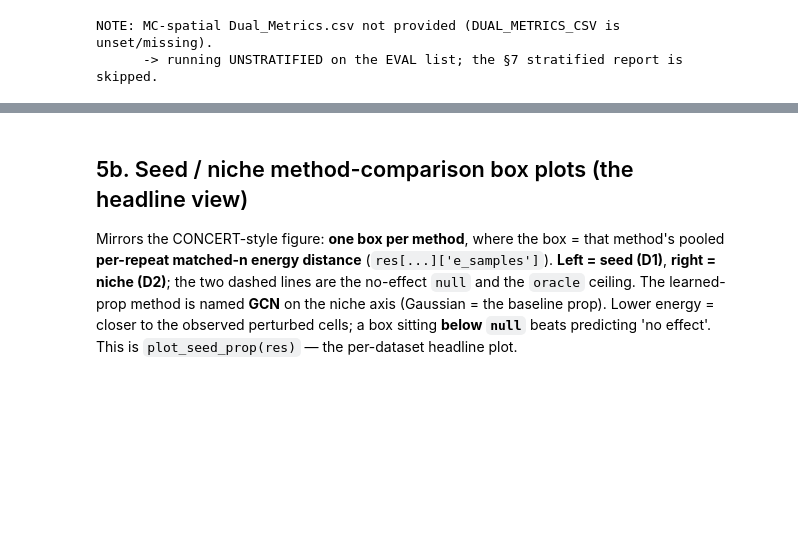
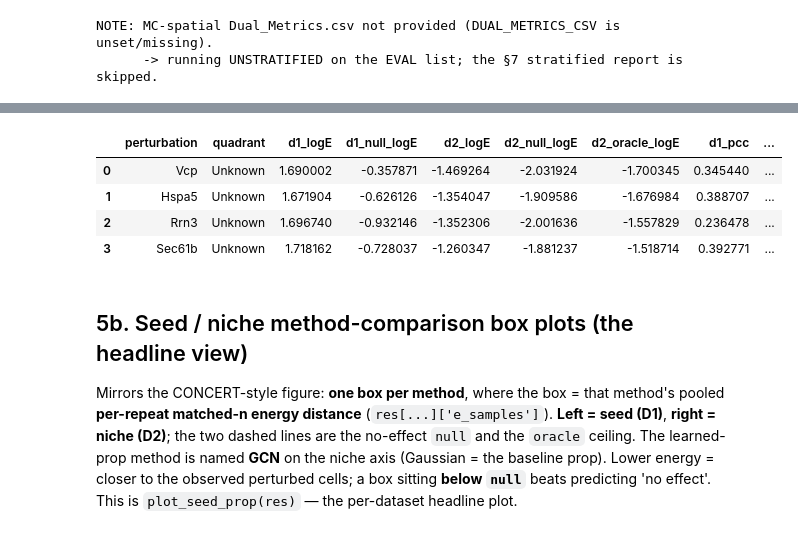
Before and after one commit to cz3900/sp-perturb-benchmark, a Jupyter notebook: notebooks/run_benchmark.executed.ipynb, the cells around one changed output, grey strips where cells are left out. Cells and saved outputs as stored; diff of their text form; code cells hidden in the pictures; blank space fills up the shorter version.

```diff
--- a/notebooks/run_benchmark.executed.ipynb
+++ b/notebooks/run_benchmark.executed.ipynb
@@ -186,3 +167,39 @@ base_df
+# %%
+res = run_benchmark(data, perturbations=EVAL, k=K_GRAPH, k_ref=K_REF,
+                    gcn_kwargs={'hidden': 64, 'epochs': 30})
+
+# Everything below is reported as log(E-distance): LOWER = better, NO subtraction.
+# null (no-effect aggregate-control niche) and oracle (leakage-free ceiling) are
+# REFERENCE values shown alongside, never subtracted. PCC-delta is supplementary.
+def _seed_logE(e_list):
+    """log of the mean per-repeat seed E (guard mean>0, else nan)."""
+    m = float(np.nanmean(e_list)) if len(e_list) else float('nan')
+    return np.log(m) if m > 0 else float('nan')
+
+rows = []
+for p in EVAL:
+    s = res['seed'][p]; c = res['compare'][p]
+    es = s.get('e_samples', {})
+    rows.append(dict(
+        perturbation=p,
+        quadrant=QUADRANT_OF.get(p, mcj.UNKNOWN),
+        d1_logE=_seed_logE(es.get('model', [])),            # D1 seed (TrivialSeed) log E
+        d1_null_logE=_seed_logE(es.get('null', [])),        # D1 control-seed reference
+        d2_logE=np.log(c['e']['model+learned']),            # D2 niche (deployable) log E
+        d2_null_logE=np.log(c['e']['null']),                # D2 no-effect reference
+        d2_oracle_logE=(np.log(c['e']['oracle']) if 'oracle' in c['e'] else float('nan')),  # D2 ceiling ref
+        d1_pcc=s['pcc_delta'], d2_pcc=c['pcc']['model+learned'],  # supplementary (PCC-delta)
+        leak_ok=res['leakage_pass'][p],
+    ))
+# Sort by D2 log E ascending (lower = better); null/oracle columns are references, not scores.
+base_df = pd.DataFrame(rows).sort_values('d2_logE', ascending=True).reset_index(drop=True)
+base_df
+# %% [output]
+|  | perturbation | quadrant | d1_logE | d1_null_logE | d2_logE | d2_null_logE | d2_oracle_logE | d1_pcc | ... |
+| 0 | Vcp | Unknown | 1.690002 | -0.357871 | -1.469264 | -2.031924 | -1.700345 | 0.345440 | ... |
+| 1 | Hspa5 | Unknown | 1.671904 | -0.626126 | -1.354047 | -1.909586 | -1.676984 | 0.388707 | ... |
+| 2 | Rrn3 | Unknown | 1.696740 | -0.932146 | -1.352306 | -2.001636 | -1.557829 | 0.236478 | ... |
+| 3 | Sec61b | Unknown | 1.718162 | -0.728037 | -1.260347 | -1.881237 | -1.518714 | 0.392771 | ... |
 # %% [markdown]
 ## 5b. Seed / niche method-comparison box plots (the headline view)
 Mirrors the CONCERT-style figure: **one box per method**, where the box = that method's pooled **per-repeat matched-n energy distance** (`res[...]['e_samples']`). **Left = seed (D1)**, **right = niche (D2)**; the two dashed lines are the no-effect `null` and the `oracle` ceiling. The learned-prop method is named **GCN** on the niche axis (Gaussian = the baseline prop). Lower energy = closer to the observed perturbed cells; a box sitting **below `null`** beats predicting 'no effect'. This is `plot_seed_prop(res)` — the per-dataset headline plot.
```
Also changed, not shown: parts of 15 cells of this notebook, 1 other file.
